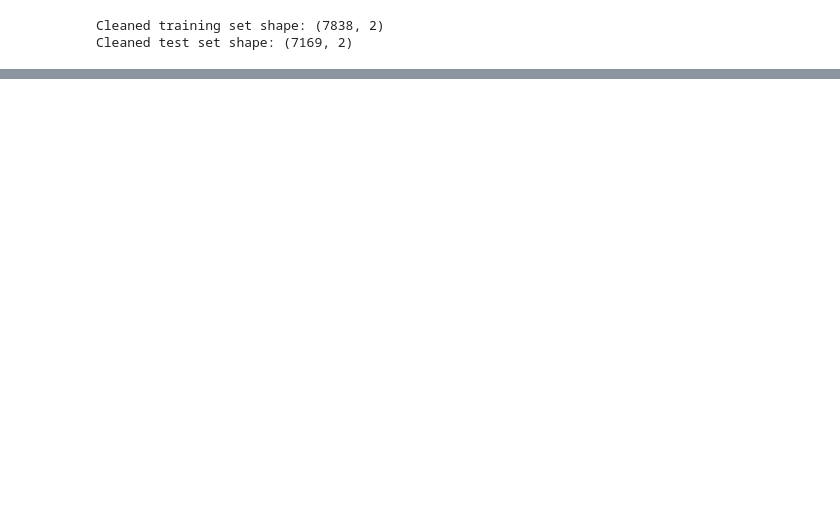
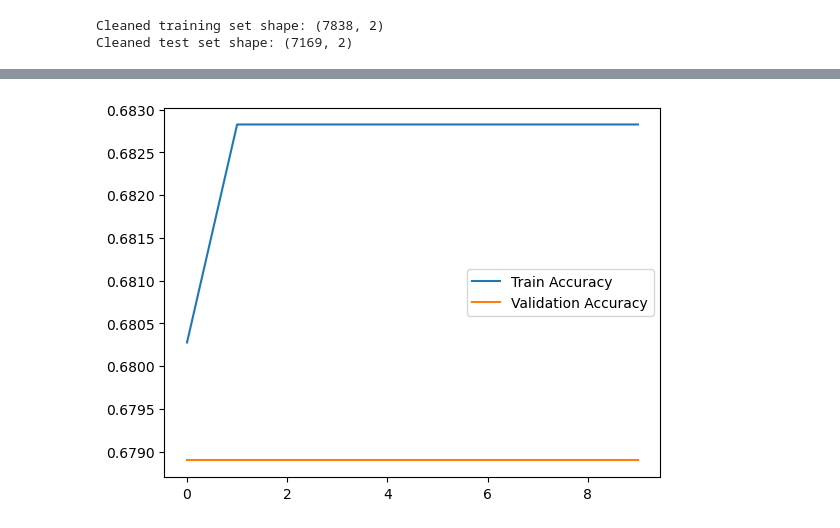
Before and after one commit to BRiggey/Music-Capstone-2, a Jupyter notebook: Genre_Classification.ipynb, the cells around one changed output, grey strips where cells are left out. Cells and saved outputs as stored; diff of their text form; code cells hidden in the pictures; blank space fills up the shorter version.

```diff
--- a/Genre_Classification.ipynb
+++ b/Genre_Classification.ipynb
@@ -197,0 +298,29 @@ X_test = np.array(eval_df_clean['embedding'].tolist()).reshape(-1, 10, 128, 1)
+# %%
+from tensorflow.keras.models import Sequential
+from tensorflow.keras.layers import Conv2D, MaxPooling2D, Flatten, Dense
+from tensorflow.keras.optimizers import Adam
+from tensorflow.keras.layers import Dropout
+from tensorflow.keras.callbacks import EarlyStopping
+
+
+# Build the CNN model
+model = Sequential()
+
+# Add convolutional layers
+model.add(Conv2D(32, kernel_size=(3, 3), activation='relu', input_shape=(10, 128, 1)))
+model.add(MaxPooling2D(pool_size=(2, 2)))
+model.add(Conv2D(64, kernel_size=(3, 3), activation='relu'))
+model.add(MaxPooling2D(pool_size=(2, 2)))
+
+# Flatten the results of the convolutional layers
+model.add(Flatten())
+
+model.add(Dense(128, activation='relu'))
+model.add(Dense(64, activation='relu'))
+model.add(Dense(len(le.classes_), activation='softmax'))  # For multi-class classification
+optimizer = Adam(learning_rate= 0.0001)
+# Compile the model
+model.compile(optimizer=Adam(), loss='categorical_crossentropy', metrics=['accuracy'])
+early_stopping = EarlyStopping(monitor='val_loss', patience=3, restore_best_weights=True)
+# Summary of the model architecture
+model.summary()
@@ -197,0 +351,2 @@ X_test = np.array(eval_df_clean['embedding'].tolist()).reshape(-1, 10, 128, 1)
+# %%
+history = model.fit(X_train, y_train_one_hot, epochs=10, batch_size=32, validation_data=(X_test, y_test_one_hot))
@@ -197,0 +374,9 @@ X_test = np.array(eval_df_clean['embedding'].tolist()).reshape(-1, 10, 128, 1)
+# %%
+
+import matplotlib.pyplot as plt
+plt.plot(history.history['accuracy'], label='Train Accuracy')
+plt.plot(history.history['val_accuracy'], label='Validation Accuracy')
+plt.legend()
+plt.show()
+# %% [output]
+[figure, added]
```
Also changed, not shown: parts of 16 cells of this notebook, 3 other files.
